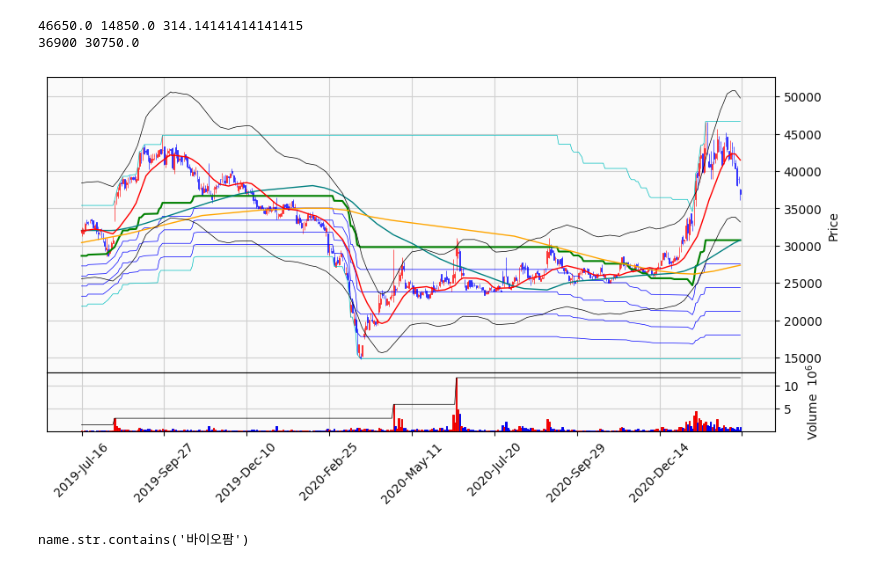
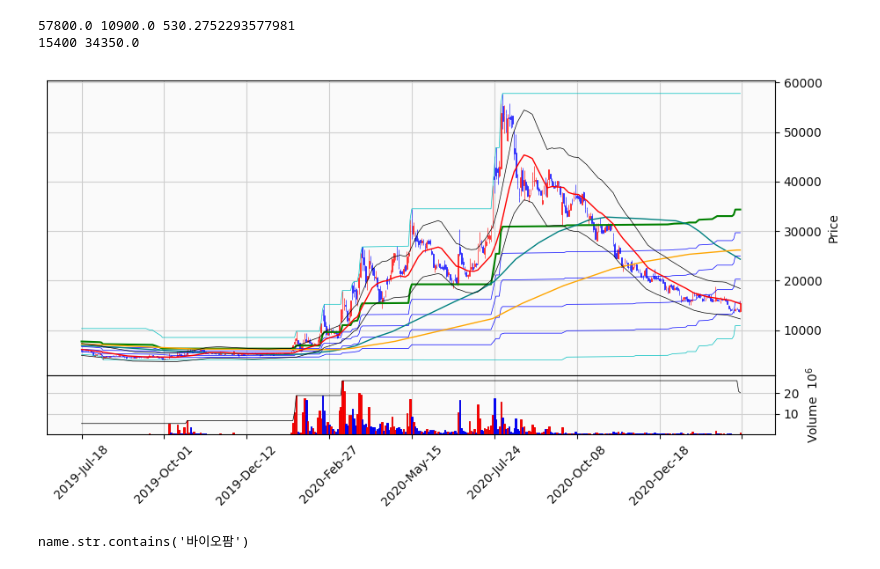
Before and after one commit to theplow-kwak/madi, a Jupyter notebook: 마디가.ipynb, the cells around one changed output. Drawn from its saved outputs; the diff is of its cells as text; code cells hidden in the pictures.

```diff
--- a/마디가.ipynb
+++ b/마디가.ipynb
@@ -165,9 +167,9 @@ stock_codes.codes
 # %%
-drawchart('한화에어로스페이스',400)
+drawchart('랩지노믹스',400)
 # %% [output]
-46650.0 14850.0 314.14141414141415
-36900 30750.0
+57800.0 10900.0 530.2752293577981
+15400 34350.0
-[figure, old version]
+[figure, new version]
 # %%
 stock_codes.find('바이오팜')
 # %% [output]
```
Also changed, not shown: parts of 2 cells of this notebook, 1 other file.
